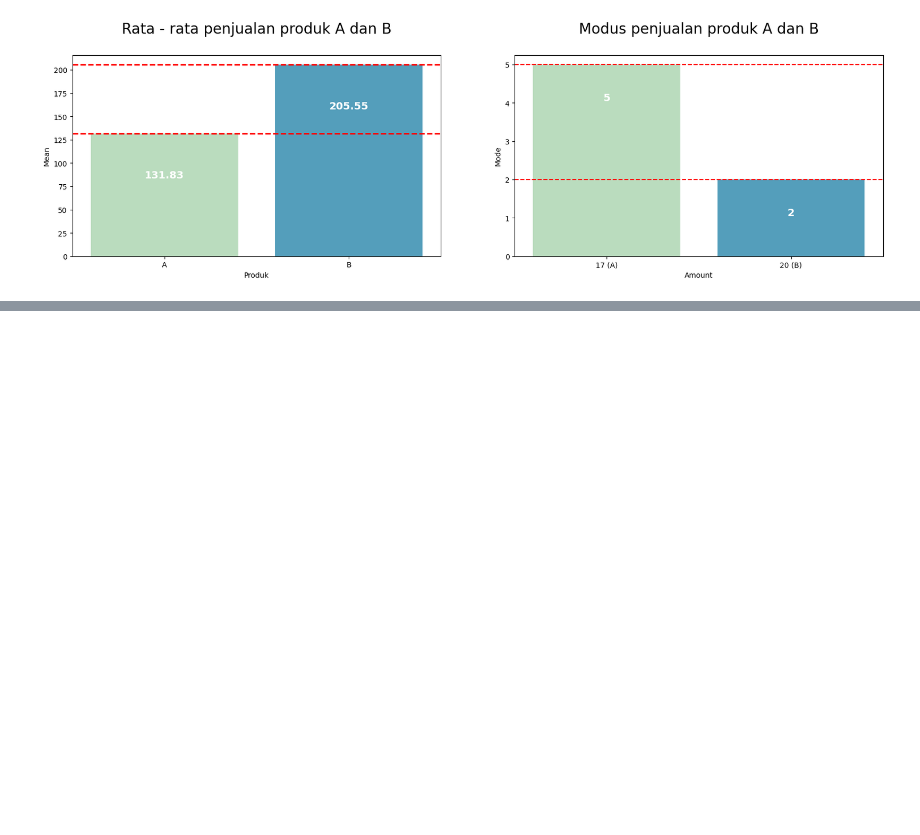
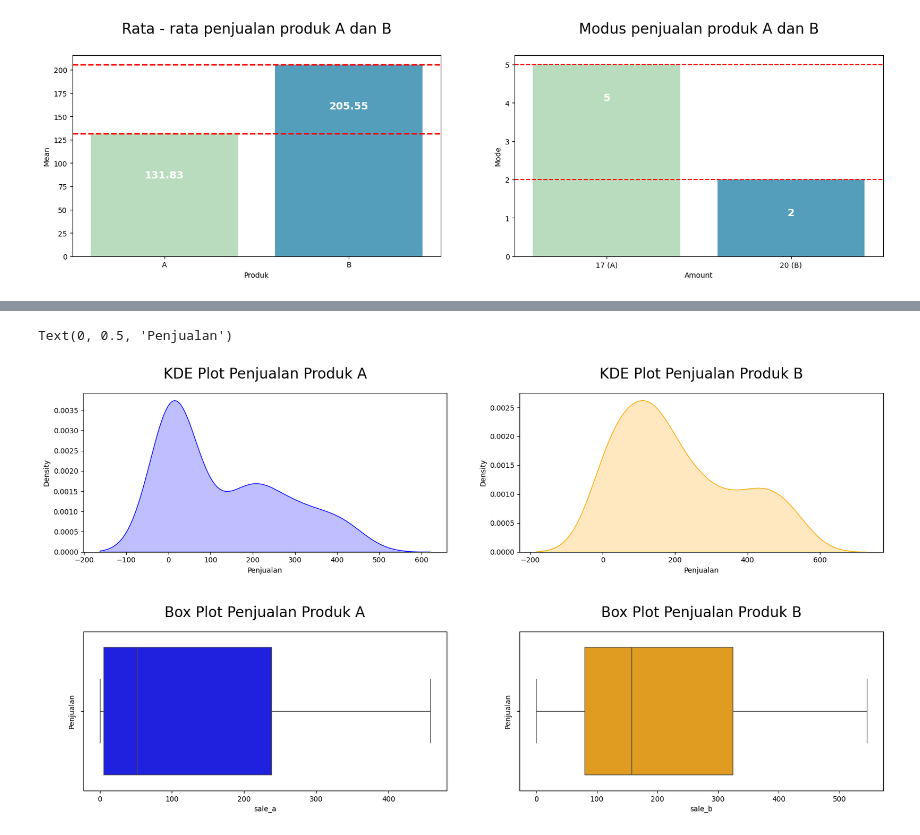
Before and after one commit to ardhptr21/StatProb, a Jupyter notebook: tasks/Coding Task 1.ipynb, the cells around one changed output, grey strips where cells are left out. Cells and saved outputs as stored; diff of their text form; code cells hidden in the pictures; blank space fills up the shorter version.

```diff
--- a/tasks/Coding Task 1.ipynb
+++ b/tasks/Coding Task 1.ipynb
@@ -157,0 +292,26 @@ Produk  Median
+# %%
+fig, ((ax1, ax2), (ax3, ax4)) = plt.subplots(2, 2, figsize=(20, 10))
+fig.subplots_adjust(hspace=0.5)
+
+# KDE Plot
+sns.kdeplot(df['sale_a'], ax=ax1, color='blue', fill=True)
+ax1.set_title("KDE Plot Penjualan Produk A", fontsize=20, pad=20)
+ax1.set_xlabel("Penjualan")
+ax1.set_ylabel("Density")
+
+sns.kdeplot(df['sale_b'], ax=ax2, color='orange', fill=True)
+ax2.set_title("KDE Plot Penjualan Produk B", fontsize=20, pad=20)
+ax2.set_xlabel("Penjualan")
+ax2.set_ylabel("Density")
+
+# Box Plot
+sns.boxplot(x=df['sale_a'], ax=ax3, color='blue',)
+ax3.set_title("Box Plot Penjualan Produk A", fontsize=20, pad=20)
+ax3.set_ylabel("Penjualan")
+
+sns.boxplot(x=df['sale_b'], ax=ax4, color='orange')
+ax4.set_title("Box Plot Penjualan Produk B", fontsize=20, pad=20)
+ax4.set_ylabel("Penjualan")
+# %% [output]
+Text(0, 0.5, 'Penjualan')
+[figure, added]
```
Also changed, not shown: parts of 6 cells of this notebook.
